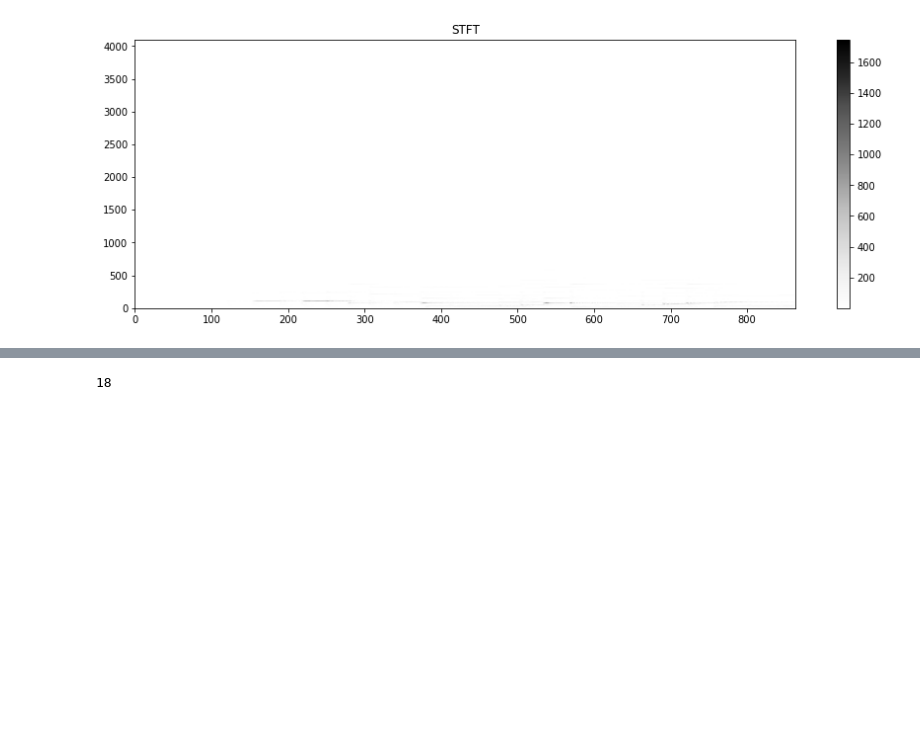
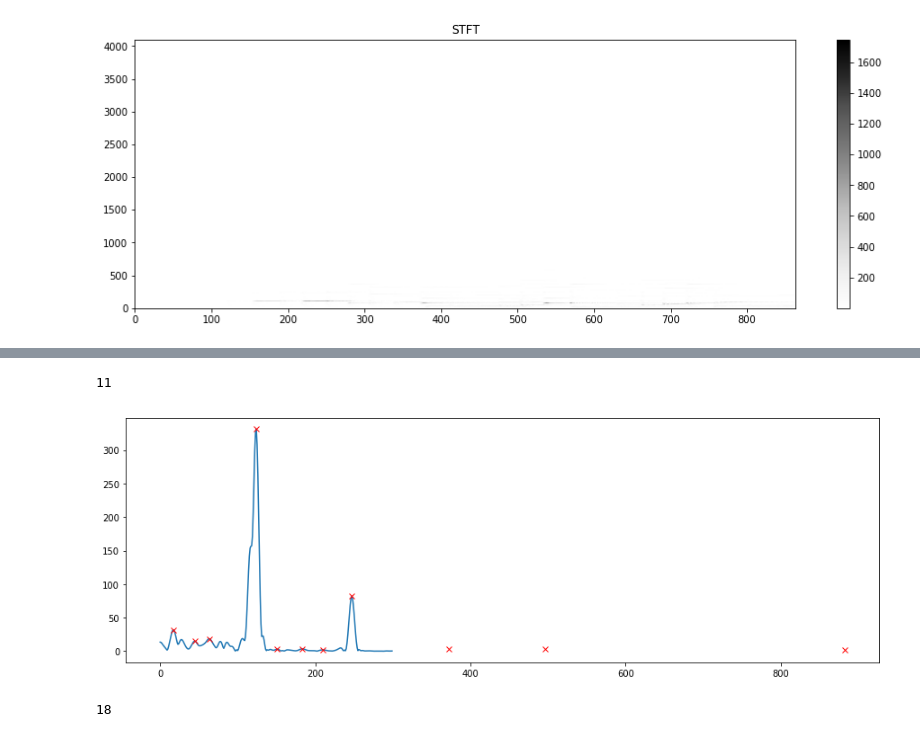
Before and after one commit to TheMumbler/FYP-Music-Tool, a Jupyter notebook: src/peakpick.ipynb, the cells around one changed output, grey strips where cells are left out. Saved outputs shown, nothing was run; the diff lists cells and outputs as text; code cells hidden in the pictures; blank space fills up the shorter version.

```diff
--- a/src/peakpick.ipynb
+++ b/src/peakpick.ipynb
@@ -106,3 +118,17 @@ print(len(peaks))
+# %%
+frame = np.abs(x[:, 200])
+plt.figure(figsize=(15, 5))
+plt.plot(frame[:300])
+avg = uniform_filter1d(frame, 1000)
+maxi = maximum_filter(frame, 30)
+peaks, _ = signal.find_peaks(frame, height=maxi, prominence=np.mean(frame))
+# plt.plot(avg)
+# plt.plot(maxi)
+plt.plot(peaks, frame[peaks], "x", color="red")
+print(len(peaks))
+# %% [output]
+11
+[figure, added]
 # %%
 test = x[:, 50][:700]
 # test = np.log(1 + test)
```
Also changed, not shown: parts of 6 cells of this notebook, 4 other files.
